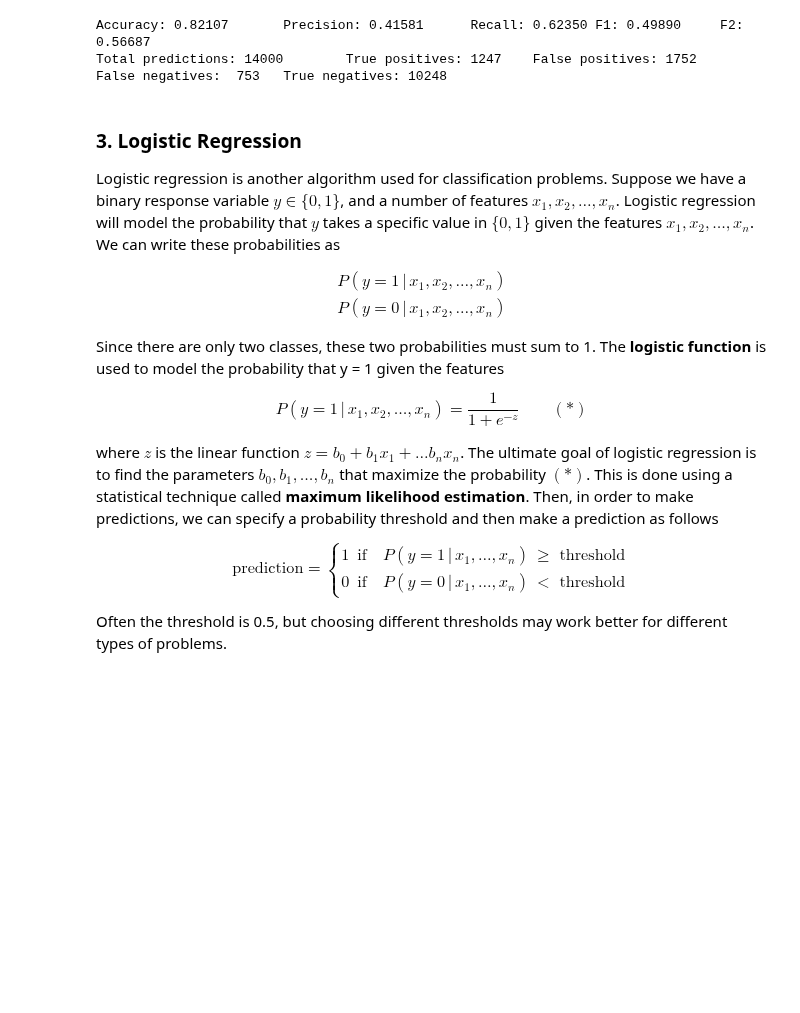
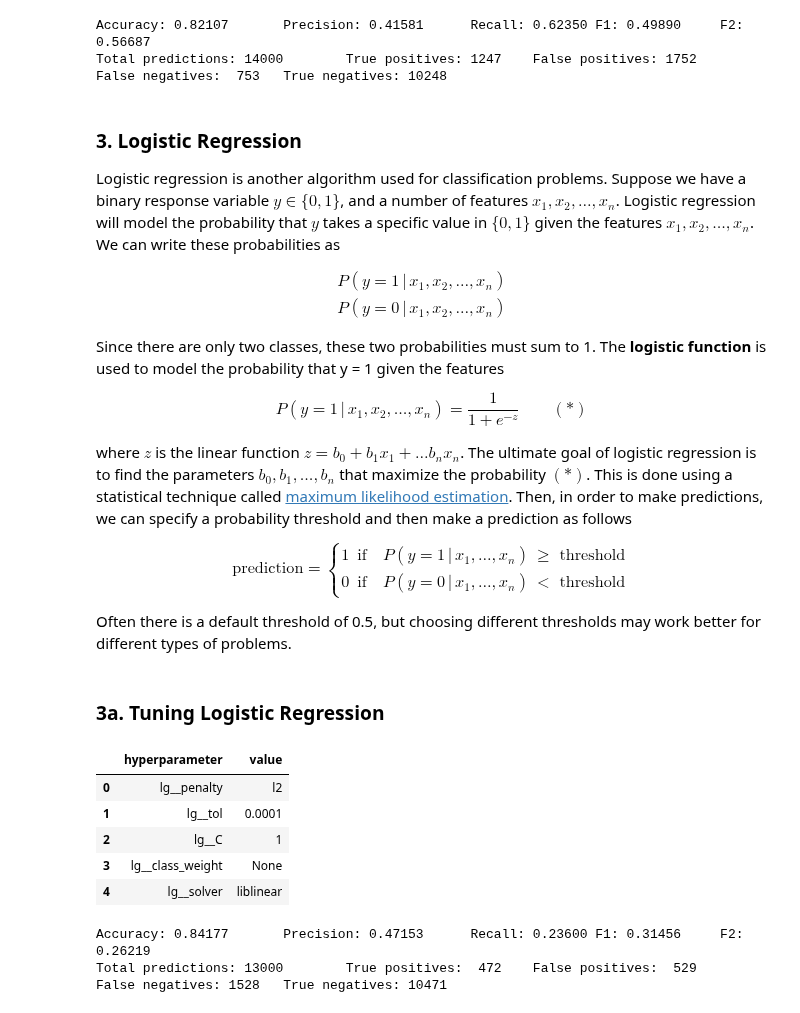
Before and after one commit to marty-vanhoof/Identifying_Fraud_from_Enron_Data, a Jupyter notebook: enron_report.ipynb, the cells around one changed output. Drawn from its saved outputs; the diff is of its cells as text; code cells hidden in the pictures; blank space fills up the shorter version.

Commit message:
Baseline for logistic regression

```diff
--- a/enron_report.ipynb
+++ b/enron_report.ipynb
@@ -744,7 +743,7 @@ $$
 P(y = 1 \,|\, x_1, x_2, \ldots, x_n) = \frac{1}{1 + e^{-z}} \qquad (*)
 $$
 
-where $z$ is the linear function $z = b_0 + b_1 x_1 + \ldots b_n x_n$.  The ultimate goal of logistic regression is to find the parameters $b_0, b_1, \ldots, b_n$ that maximize the probability $(*)$.  This is done using a statistical technique called **maximum likelihood estimation**.  Then, in order to make predictions, we can specify a probability threshold and then make a prediction as follows
+where $z$ is the linear function $z = b_0 + b_1 x_1 + \ldots b_n x_n$.  The ultimate goal of logistic regression is to find the parameters $b_0, b_1, \ldots, b_n$ that maximize the probability $(*)$.  This is done using a statistical technique called [maximum likelihood estimation](https://en.wikipedia.org/wiki/Maximum_likelihood_estimation).  Then, in order to make predictions, we can specify a probability threshold and then make a prediction as follows
 
 $$ \mathrm{prediction} =
 \begin{cases}
@@ -753,4 +752,55 @@ $$ \mathrm{prediction} =
 \end{cases}
 $$
 
-Often the threshold is 0.5, but choosing different thresholds may work better for different types of problems.
+Often there is a default threshold of 0.5, but choosing different thresholds may work better for different types of problems.
+# %% [markdown]
+<a id="tuning_lg"></a>
+
+### 3a. Tuning Logistic Regression
+# %%
+def tune_lg_clf(f_list, scaling=True):
+    '''
+    '''
+    data_array = featureFormat(new_data_dict, f_list, sort_keys=True)
+    labels, features = targetFeatureSplit(data_array)
+    labels, features = np.array(labels), np.array(features)
+
+    # pipeline
+    scaler, lg_clf = StandardScaler(), LogisticRegression()
+    steps = [('lg', lg_clf)]
+    if scaling:
+        steps = [('scaling', scaler)] + steps
+    pipe = Pipeline(steps)
+
+    # hyperparameters and parameter grid for grid search
+    penalty = ['l2']
+    tol = [0.0001]
+    C = [1.0]
+    class_weight = [None]
+    solver = ['liblinear']
+
+    param_grid = dict(lg__penalty=penalty, lg__tol=tol, lg__C=C,
+                      lg__class_weight=class_weight, lg__solver=solver)
+
+    # setup GridSearchCV with StratifiedShuffleSplit for cross validation
+    cv_sss = StratifiedShuffleSplit(n_splits=100, test_size = 0.3, random_state=42)
+    grid_search = GridSearchCV(pipe, param_grid, scoring='f1', n_jobs=-1, cv=cv_sss)
+    grid_search.fit(features, labels)
+
+    # the optimal model from GridSearchCV is
+    lg_clf = grid_search.best_estimator_
+
+    return lg_clf, param_grid
+# %%
+lg_clf, lg_grid = tune_lg_clf(lg_best_features)
+display_model_results(lg_clf, lg_grid, lg_best_features)
+# %% [output]
+|  | hyperparameter | value |
+| 0 | lg__penalty | l2 |
+| 1 | lg__tol | 0.0001 |
+| 2 | lg__C | 1 |
+| 3 | lg__class_weight | None |
+| 4 | lg__solver | liblinear |
+Accuracy: 0.84177       Precision: 0.47153      Recall: 0.23600 F1: 0.31456     F2: 0.26219
+Total predictions: 13000        True positives:  472    False positives:  529
+False negatives: 1528   True negatives: 10471
```
Also changed, not shown: parts of 10 cells of this notebook.
